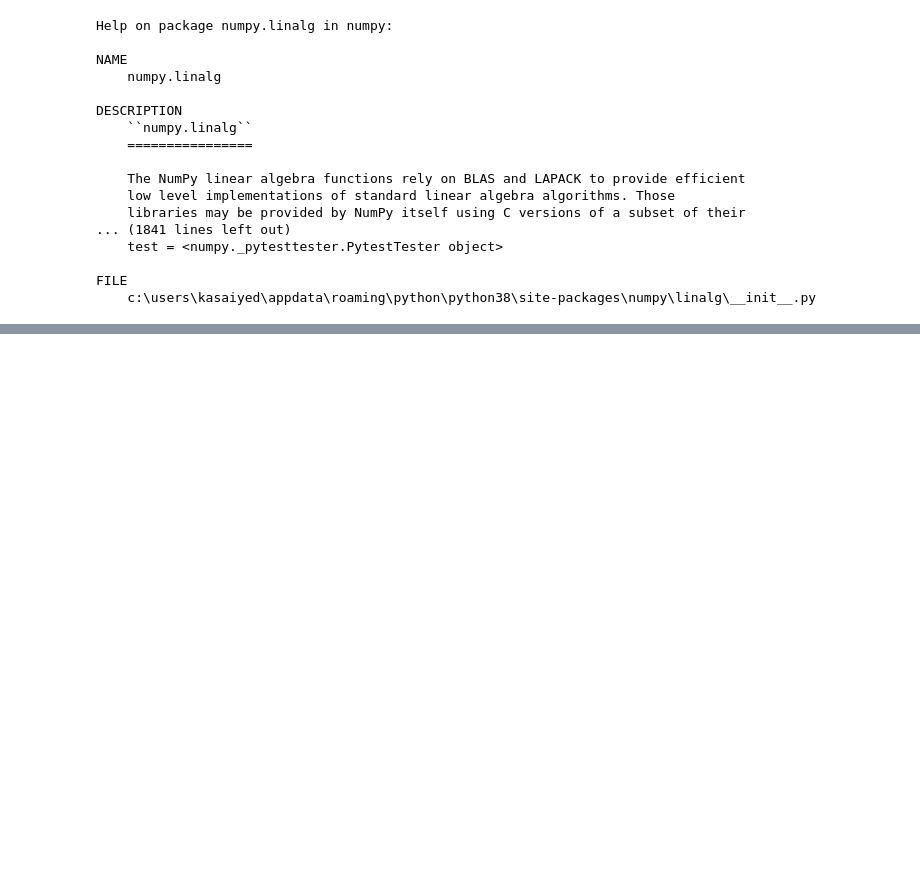
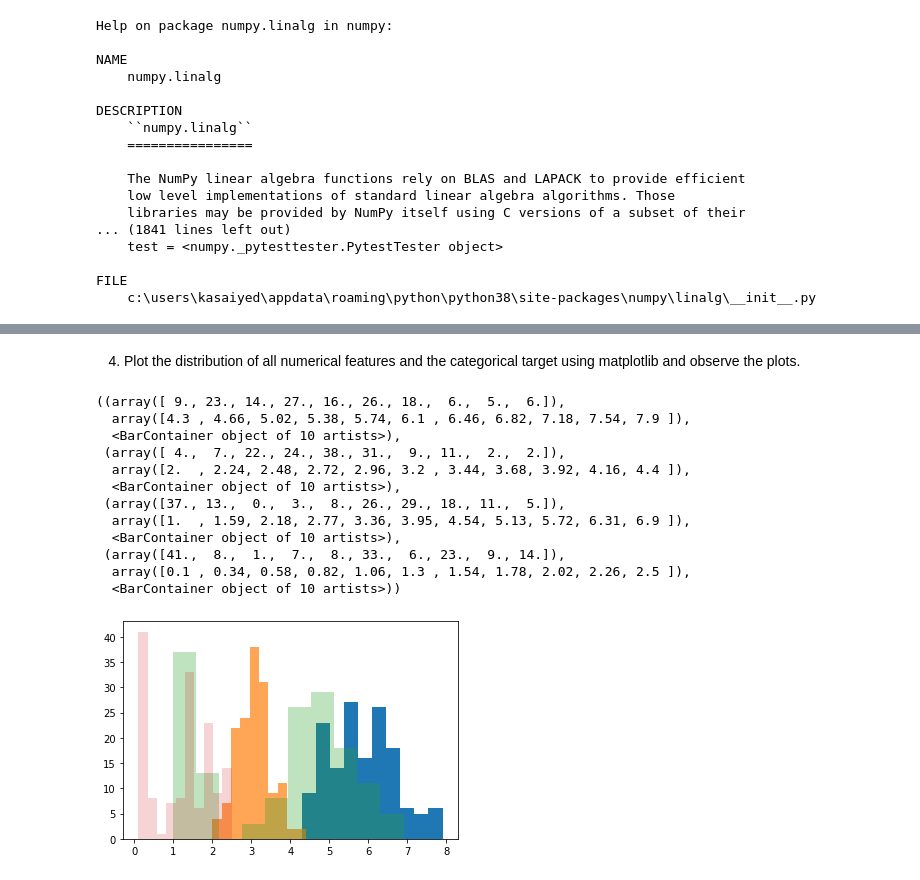
Before and after one commit to rizkashifs/bits-coursework, a Jupyter notebook: PythonIntro/exercises/exercise2.ipynb, the cells around one changed output, grey strips where cells are left out. Drawn from its saved outputs; the diff is of its cells as text; code cells hidden in the pictures; blank space fills up the shorter version.

```diff
--- a/PythonIntro/exercises/exercise2.ipynb
+++ b/PythonIntro/exercises/exercise2.ipynb
@@ -108,0 +123,6 @@ FILE
+# %%
+import os
+#os.getcwd()
+os.chdir('c:\\Users\\kasaiyed\\Downloads\\')
+data = pd.read_csv("iris.data", names=["1" , "2", "3" , "4", "Class"])
+data.head()
@@ -108,0 +152,19 @@ FILE
+# %% [markdown]
+4.  Plot  the  distribution  of  all  numerical  features  and  the
+categorical target using matplotlib and observe the plots.
+# %%
+plt.hist(data["1"]) , plt.hist(data["2"], alpha = 0.7), plt.hist(data["3"], alpha = 0.3), plt.hist(data["4"], alpha = 0.2)
+# %% [output]
+((array([ 9., 23., 14., 27., 16., 26., 18.,  6.,  5.,  6.]),
+  array([4.3 , 4.66, 5.02, 5.38, 5.74, 6.1 , 6.46, 6.82, 7.18, 7.54, 7.9 ]),
+  <BarContainer object of 10 artists>),
+ (array([ 4.,  7., 22., 24., 38., 31.,  9., 11.,  2.,  2.]),
+  array([2.  , 2.24, 2.48, 2.72, 2.96, 3.2 , 3.44, 3.68, 3.92, 4.16, 4.4 ]),
+  <BarContainer object of 10 artists>),
+ (array([37., 13.,  0.,  3.,  8., 26., 29., 18., 11.,  5.]),
+  array([1.  , 1.59, 2.18, 2.77, 3.36, 3.95, 4.54, 5.13, 5.72, 6.31, 6.9 ]),
+  <BarContainer object of 10 artists>),
+ (array([41.,  8.,  1.,  7.,  8., 33.,  6., 23.,  9., 14.]),
+  array([0.1 , 0.34, 0.58, 0.82, 1.06, 1.3 , 1.54, 1.78, 2.02, 2.26, 2.5 ]),
+  <BarContainer object of 10 artists>))
+[figure, added]
```
Also changed, not shown: parts of 10 cells of this notebook.
